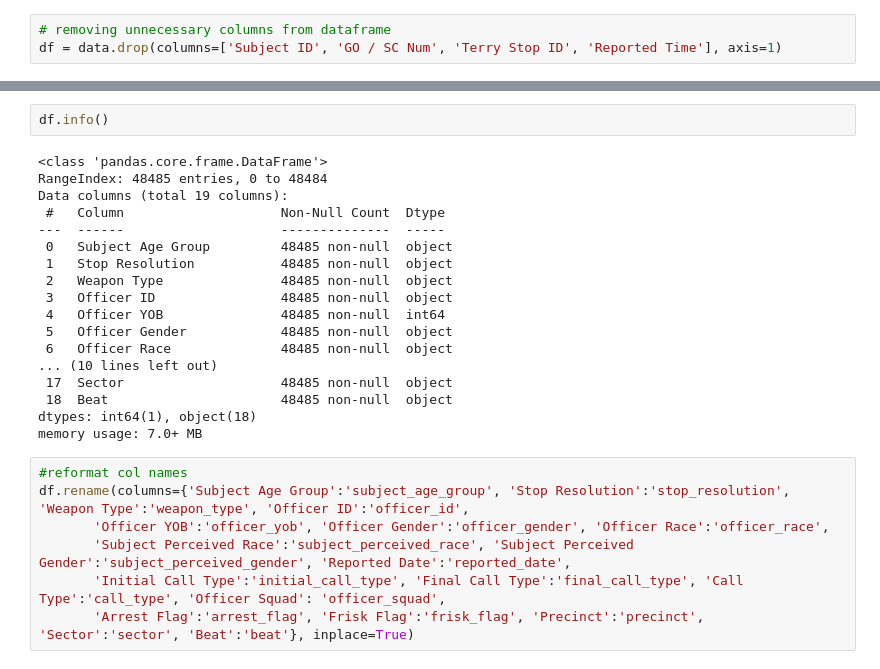
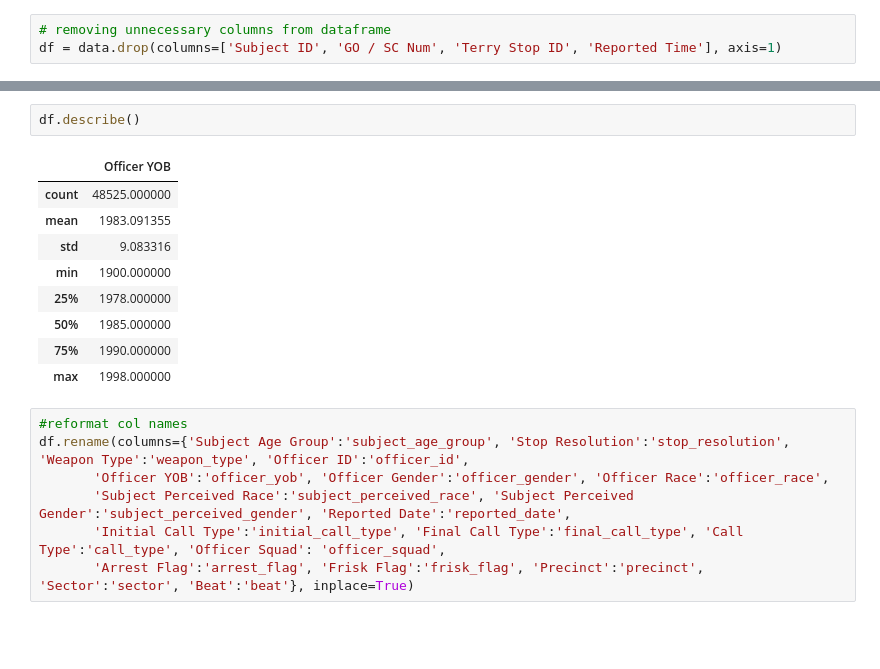
Before and after one commit to jesusbaquiax/dsc_phase3_project, a Jupyter notebook: 01_data_cleaning.ipynb, the cells around one changed output, grey strips where cells are left out. Drawn from its saved outputs; the diff is of its cells as text; blank space fills up the shorter version.

```diff
--- a/01_data_cleaning.ipynb
+++ b/01_data_cleaning.ipynb
@@ -57,23 +62,15 @@ df = data.drop(columns=['Subject ID', 'GO / SC Num', 'Terry Stop ID', 'Reported
 # %%
-df.info()
+df.describe()
 # %% [output]
-<class 'pandas.core.frame.DataFrame'>
-RangeIndex: 48485 entries, 0 to 48484
-Data columns (total 19 columns):
- #   Column                    Non-Null Count  Dtype
----  ------                    --------------  -----
- 0   Subject Age Group         48485 non-null  object
- 1   Stop Resolution           48485 non-null  object
- 2   Weapon Type               48485 non-null  object
- 3   Officer ID                48485 non-null  object
- 4   Officer YOB               48485 non-null  int64
- 5   Officer Gender            48485 non-null  object
- 6   Officer Race              48485 non-null  object
-... (10 lines left out)
- 17  Sector                    48485 non-null  object
- 18  Beat                      48485 non-null  object
-dtypes: int64(1), object(18)
-memory usage: 7.0+ MB
+|  | Officer YOB |
+| count | 48525.000000 |
+| mean | 1983.091355 |
+| std | 9.083316 |
+| min | 1900.000000 |
+| 25% | 1978.000000 |
+| 50% | 1985.000000 |
+| 75% | 1990.000000 |
+| max | 1998.000000 |
 # %%
 #reformat col names
 df.rename(columns={'Subject Age Group':'subject_age_group', 'Stop Resolution':'stop_resolution', 'Weapon Type':'weapon_type', 'Officer ID':'officer_id',
```
Also changed, not shown: parts of 46 cells of this notebook, 18 other files.
